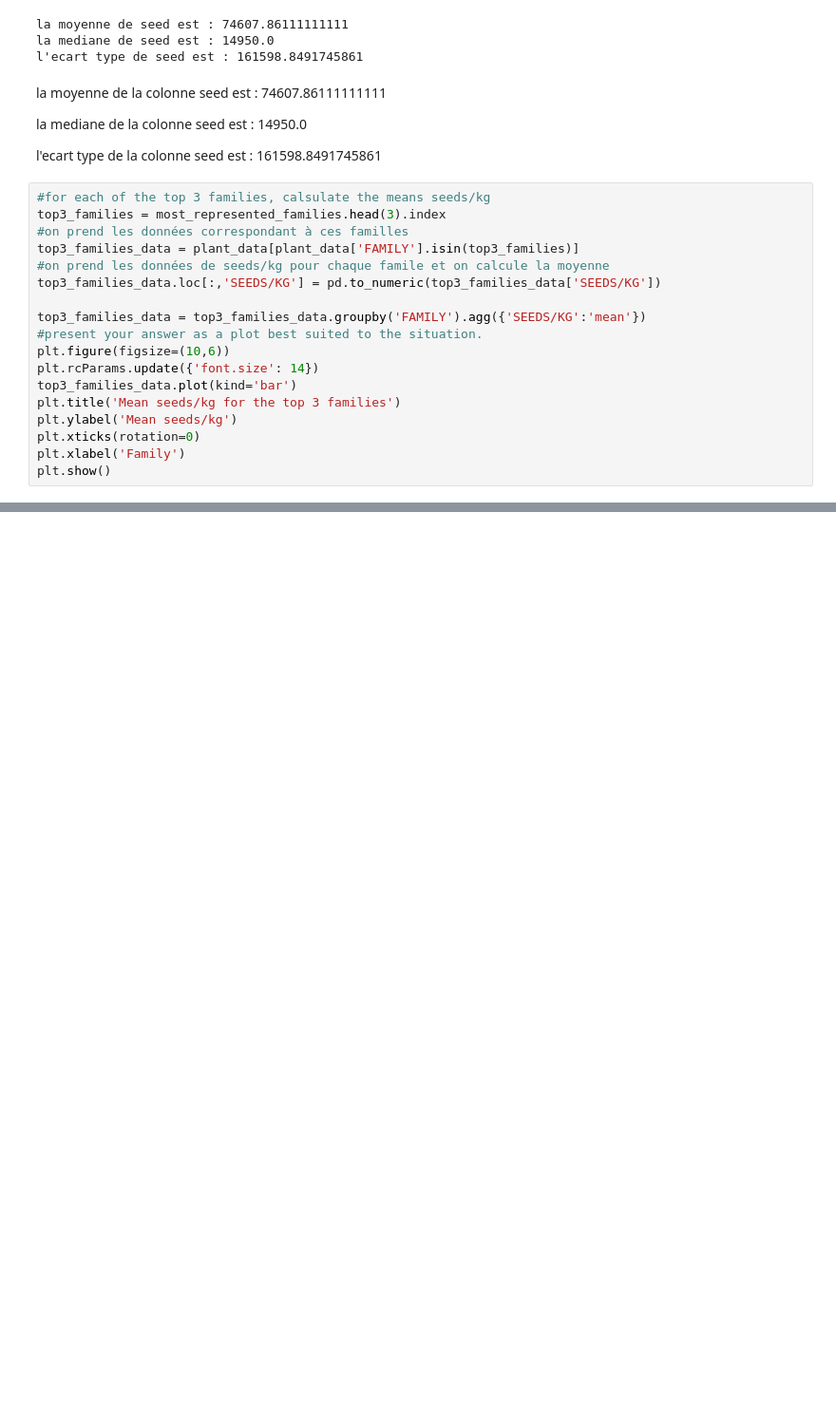
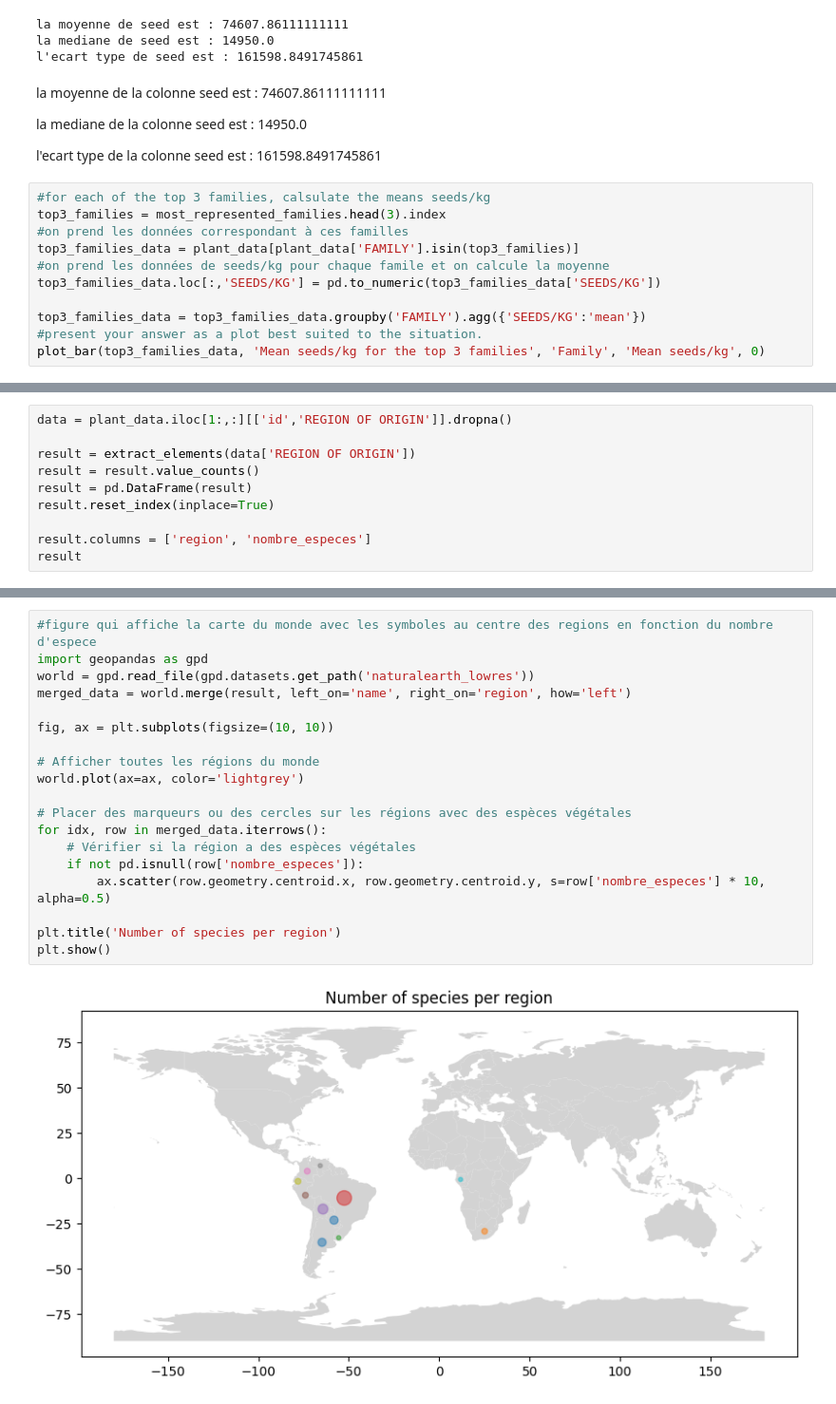
Before and after one commit to CarmelleMeli/testTechniqueMorfo, a Jupyter notebook: test.ipynb, the cells around one changed output, grey strips where cells are left out. Shown at 95% size. Saved outputs shown, nothing was run; the diff lists cells and outputs as text; blank space fills up the shorter version.

```diff
--- a/test.ipynb
+++ b/test.ipynb
@@ -206,12 +187,5 @@ top3_families_data.loc[:,'SEEDS/KG'] = pd.to_numeric(top3_families_data['SEEDS/K
 
 top3_families_data = top3_families_data.groupby('FAMILY').agg({'SEEDS/KG':'mean'})
 #present your answer as a plot best suited to the situation.
-plt.figure(figsize=(10,6))
-plt.rcParams.update({'font.size': 14})
-top3_families_data.plot(kind='bar')
-plt.title('Mean seeds/kg for the top 3 families')
-plt.ylabel('Mean seeds/kg')
-plt.xticks(rotation=0)
-plt.xlabel('Family')
-plt.show()
+plot_bar(top3_families_data, 'Mean seeds/kg for the top 3 families', 'Family', 'Mean seeds/kg', 0)
 # %% [output]
@@ -248,0 +218,10 @@ On remarque que les variables seeds/kg et size ne sont pas très correlées, de
+# %%
+data = plant_data.iloc[1:,:][['id','REGION OF ORIGIN']].dropna()
+
+result = extract_elements(data['REGION OF ORIGIN'])
+result = result.value_counts()
+result = pd.DataFrame(result)
+result.reset_index(inplace=True)
+
+result.columns = ['region', 'nombre_especes']
+result
@@ -248,0 +246,21 @@ On remarque que les variables seeds/kg et size ne sont pas très correlées, de
+# %%
+#figure qui affiche la carte du monde avec les symboles au centre des regions en fonction du nombre d'espece
+import geopandas as gpd
+world = gpd.read_file(gpd.datasets.get_path('naturalearth_lowres'))
+merged_data = world.merge(result, left_on='name', right_on='region', how='left')
+
+fig, ax = plt.subplots(figsize=(10, 10))
+
+# Afficher toutes les régions du monde
+world.plot(ax=ax, color='lightgrey')
+
+# Placer des marqueurs ou des cercles sur les régions avec des espèces végétales
+for idx, row in merged_data.iterrows():
+    # Vérifier si la région a des espèces végétales
+    if not pd.isnull(row['nombre_especes']):
+        ax.scatter(row.geometry.centroid.x, row.geometry.centroid.y, s=row['nombre_especes'] * 10, alpha=0.5)
+
+plt.title('Number of species per region')
+plt.show()
+# %% [output]
+[figure, added]
```
Also changed, not shown: parts of 15 cells of this notebook.
